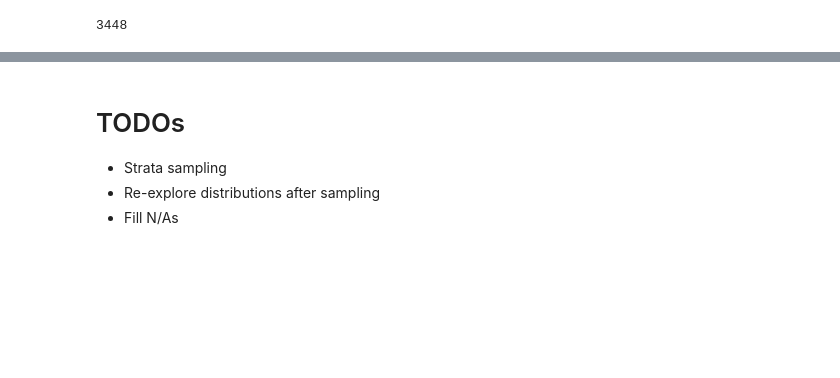
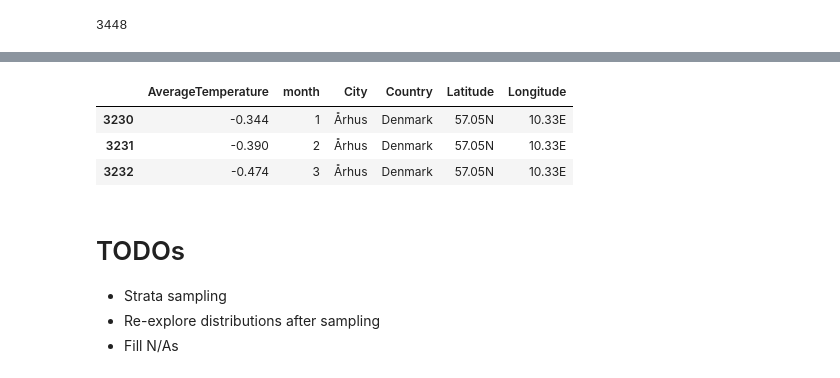
Before and after one commit to tao-pr/52-challenges, a Jupyter notebook: 004-skewed-data-classification/explore.ipynb, the cells around one changed output, grey strips where cells are left out. Drawn from its saved outputs; the diff is of its cells as text; code cells hidden in the pictures; blank space fills up the shorter version.

```diff
--- a/004-skewed-data-classification/explore.ipynb
+++ b/004-skewed-data-classification/explore.ipynb
@@ -22,6 +27,6 @@ global_temp_file = os.path.join(
     'global-temperature',
     'GlobalTemperatures.csv')
 # %%
-csv_city_temp = pd.read_csv(city_temp_file)
+city_temp = pd.read_csv(city_temp_file)
 global_temp = pd.read_csv(global_temp_file)
 # %%
@@ -100 +108,3 @@ Temperature by city
+# %%
+city_temp = W.split_month_year(city_temp)
 # %%
@@ -110,3 +124,11 @@ len(set(csv_city_temp.City))
+# %%
+grid_city_temp = W.take_last_year(city_temp)
+grid_city_temp[:3]
+# %% [output]
+|  | AverageTemperature | month | City | Country | Latitude | Longitude |
+| 3230 | -0.344 | 1 | Århus | Denmark | 57.05N | 10.33E |
+| 3231 | -0.390 | 2 | Århus | Denmark | 57.05N | 10.33E |
+| 3232 | -0.474 | 3 | Århus | Denmark | 57.05N | 10.33E |
 # %% [markdown]
 # TODOs
 - Strata sampling
```
Also changed, not shown: parts of 11 cells of this notebook, 5 other files.
